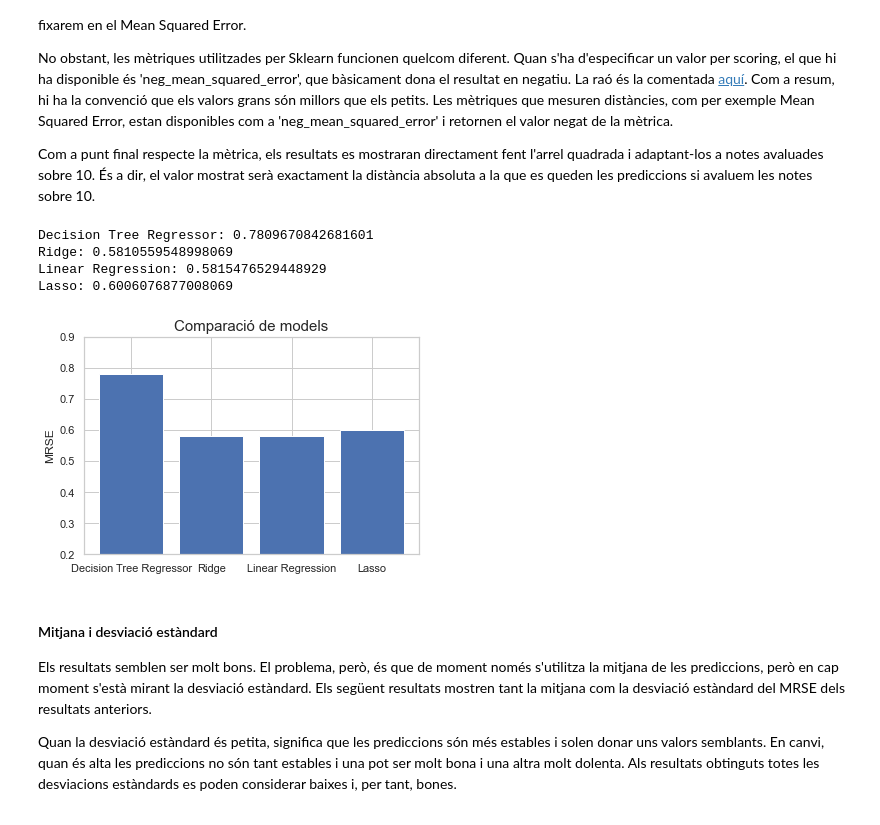
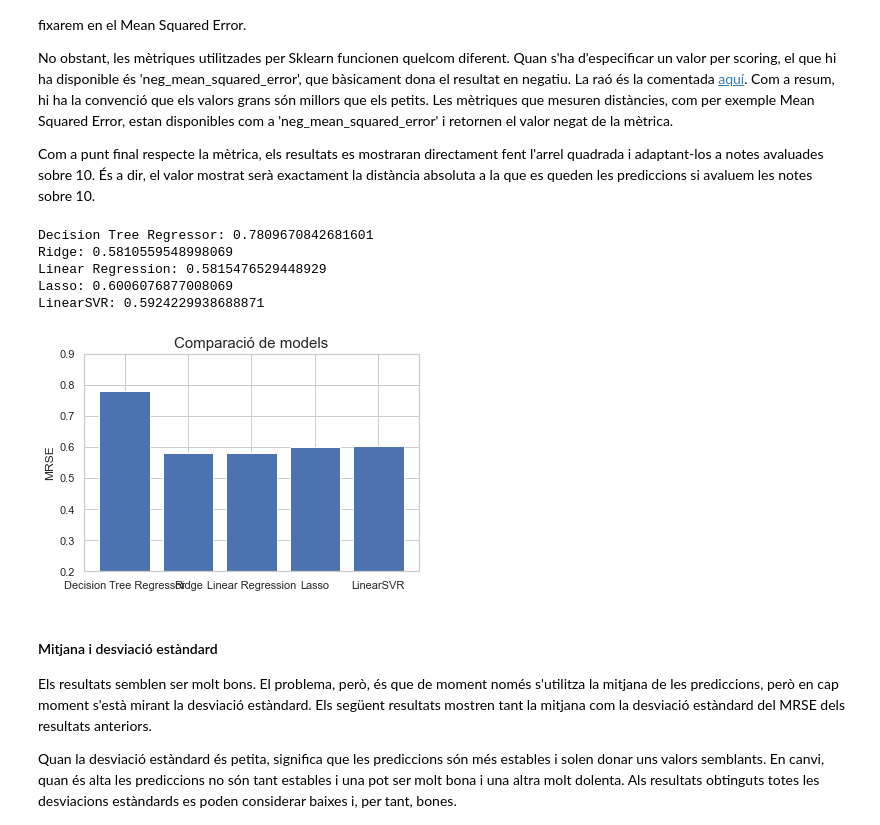
Before and after one commit to marti1999/APC-Cas-Kaggle, a Jupyter notebook: notebook.ipynb, the cells around one changed output. Cells and saved outputs as stored; diff of their text form; code cells hidden in the pictures.

Commit message:
adding LinearSVR

```diff
--- a/notebook.ipynb
+++ b/notebook.ipynb
@@ -252,36 +252,39 @@ Com a punt final respecte la mètrica, els resultats es mostraran directament fe
 # %%
 from sklearn.tree import DecisionTreeRegressor
 from sklearn.linear_model import LinearRegression, Lasso
 from sklearn.linear_model import Ridge
+from sklearn.svm import LinearSVR
 
 from sklearn.model_selection import cross_val_score
 
-names = ['Decision Tree Regressor','Ridge', 'Linear Regression',  'Lasso']
+names = ['Decision Tree Regressor','Ridge', 'Linear Regression',  'Lasso', 'LinearSVR']
 
 clf_list = [DecisionTreeRegressor(random_state=0),
             Ridge(),
             LinearRegression(),
-            Lasso()]
+            Lasso(),
+            LinearSVR()]
 
 scores = []
 for name, clf in zip(names, clf_list):
     print(name, end=': ')
     print(abs(cross_val_score(clf, x, y, cv=kf, scoring='neg_root_mean_squared_error').mean()/2))
     scores.append(abs(cross_val_score(clf, x, y, cv=kf, scoring='neg_root_mean_squared_error').mean()/2))
 
 x_pos = [i for i, _ in enumerate (names)]
 plt.bar(x_pos, scores)
 plt.ylabel('MRSE')
 plt.title('Comparació de models', fontsize=15)
 plt.xticks(x_pos, names)
 plt.ylim([0.2, 0.9])
 plt.show()
 # %% [output]
 Decision Tree Regressor: 0.7809670842681601
 Ridge: 0.5810559548998069
 Linear Regression: 0.5815476529448929
 Lasso: 0.6006076877008069
+LinearSVR: 0.5924229938688871
-[figure, old version]
+[figure, new version]
 # %% [markdown]
 #### Mitjana i desviació estàndard
 Els resultats semblen ser molt bons. El problema, però, és que de moment només s'utilitza la mitjana de les prediccions, però en cap moment s'està mirant la desviació estàndard.
```
Also changed, not shown: parts of 11 cells of this notebook.
